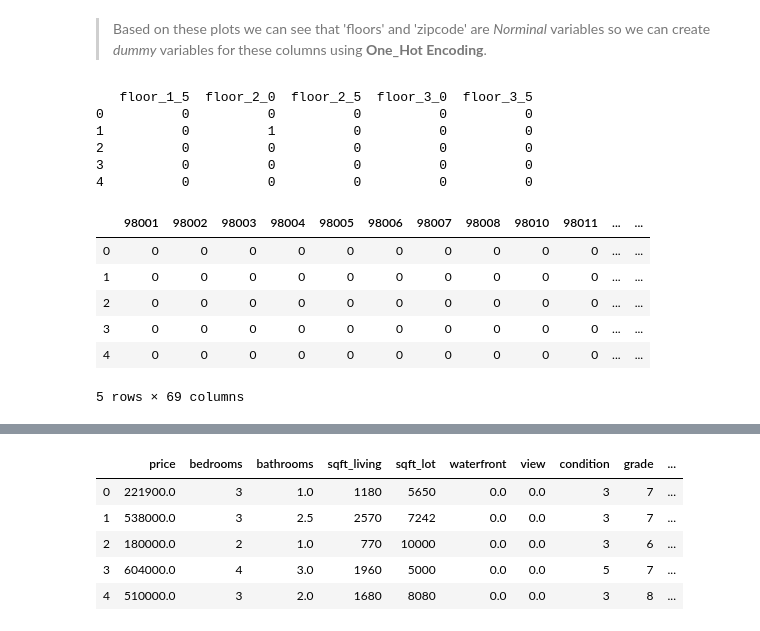
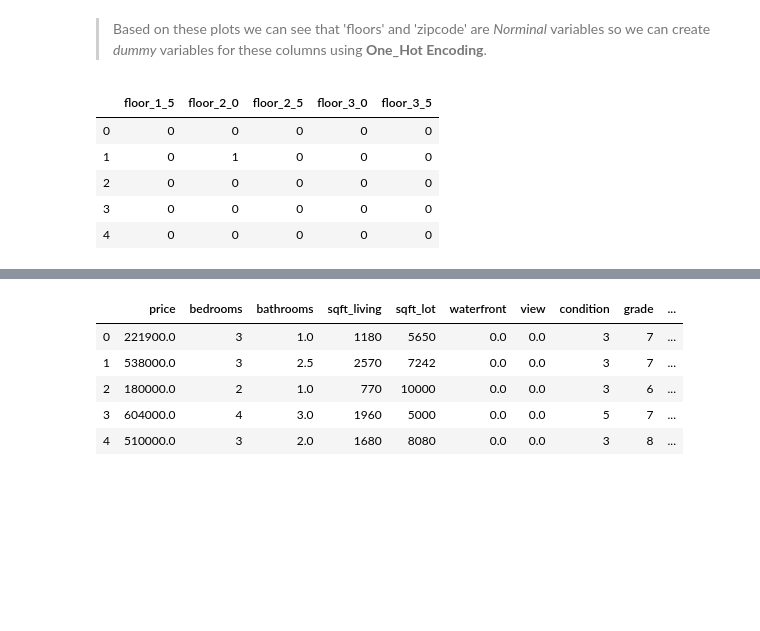
Before and after one commit to Princess-1/2_Module_Project, a Jupyter notebook: EDA.ipynb, the cells around one changed output, grey strips where cells are left out. Saved outputs shown, nothing was run; the diff lists cells and outputs as text; code cells hidden in the pictures; blank space fills up the shorter version.

```diff
--- a/EDA.ipynb
+++ b/EDA.ipynb
@@ -507,24 +524,12 @@ plt.show()
 # %%
 # Create dummies with one-hot encoding
 floor_dummies = pd.get_dummies(kc_cleaned['floors'], prefix='floor', drop_first=True)
 floor_dummies.columns = floor_dummies.columns.str.replace('.', '_')
-print(floor_dummies.head())
-
-# Create dummies for zipcodes
-zip_dummies = pd.get_dummies(kc_cleaned['zipcode'])
-zip_dummies.drop(columns= 98103)
-zip_dummies.head()
+floor_dummies.head()
 # %% [output]
-   floor_1_5  floor_2_0  floor_2_5  floor_3_0  floor_3_5
-0          0          0          0          0          0
-1          0          1          0          0          0
-2          0          0          0          0          0
-3          0          0          0          0          0
-4          0          0          0          0          0
-|  | 98001 | 98002 | 98003 | 98004 | 98005 | 98006 | 98007 | 98008 | 98010 | 98011 | ... | ... |
-| 0 | 0 | 0 | 0 | 0 | 0 | 0 | 0 | 0 | 0 | 0 | ... | ... |
-| 1 | 0 | 0 | 0 | 0 | 0 | 0 | 0 | 0 | 0 | 0 | ... | ... |
-| 2 | 0 | 0 | 0 | 0 | 0 | 0 | 0 | 0 | 0 | 0 | ... | ... |
-| 3 | 0 | 0 | 0 | 0 | 0 | 0 | 0 | 0 | 0 | 0 | ... | ... |
-| 4 | 0 | 0 | 0 | 0 | 0 | 0 | 0 | 0 | 0 | 0 | ... | ... |
+|  | floor_1_5 | floor_2_0 | floor_2_5 | floor_3_0 | floor_3_5 |
+| 0 | 0 | 0 | 0 | 0 | 0 |
+| 1 | 0 | 1 | 0 | 0 | 0 |
+| 2 | 0 | 0 | 0 | 0 | 0 |
+| 3 | 0 | 0 | 0 | 0 | 0 |
+| 4 | 0 | 0 | 0 | 0 | 0 |
-5 rows × 69 columns
```
Also changed, not shown: parts of 10 cells of this notebook, 18 other files.
